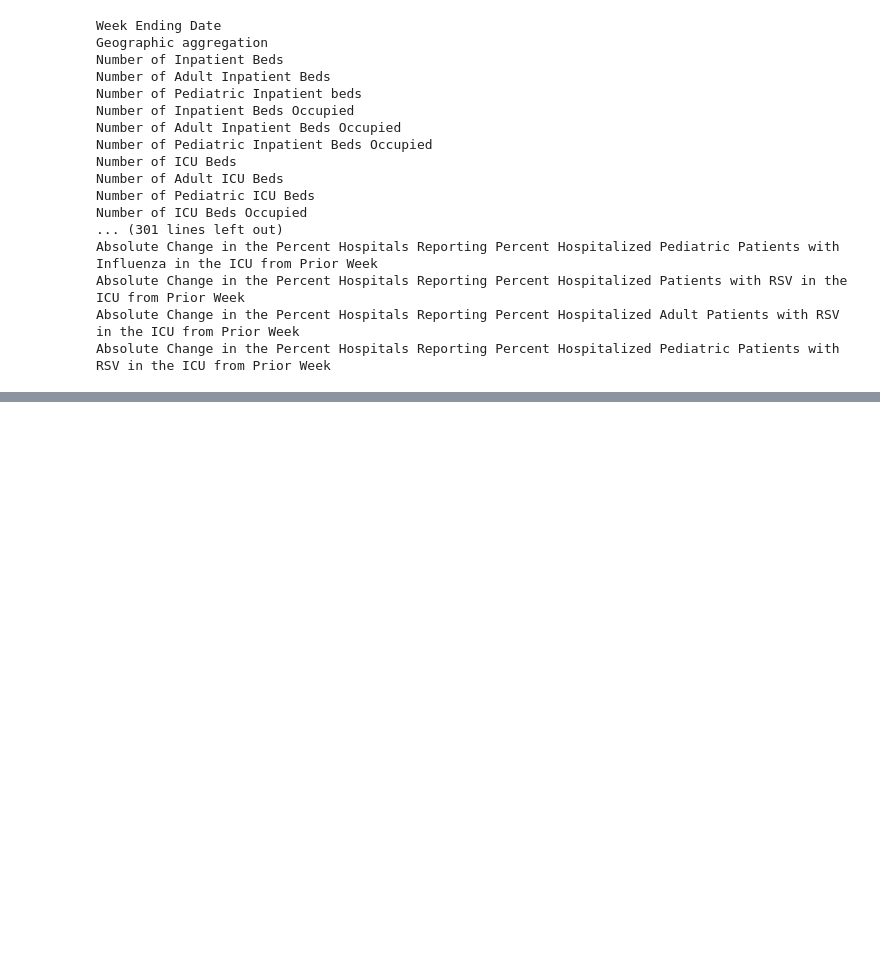
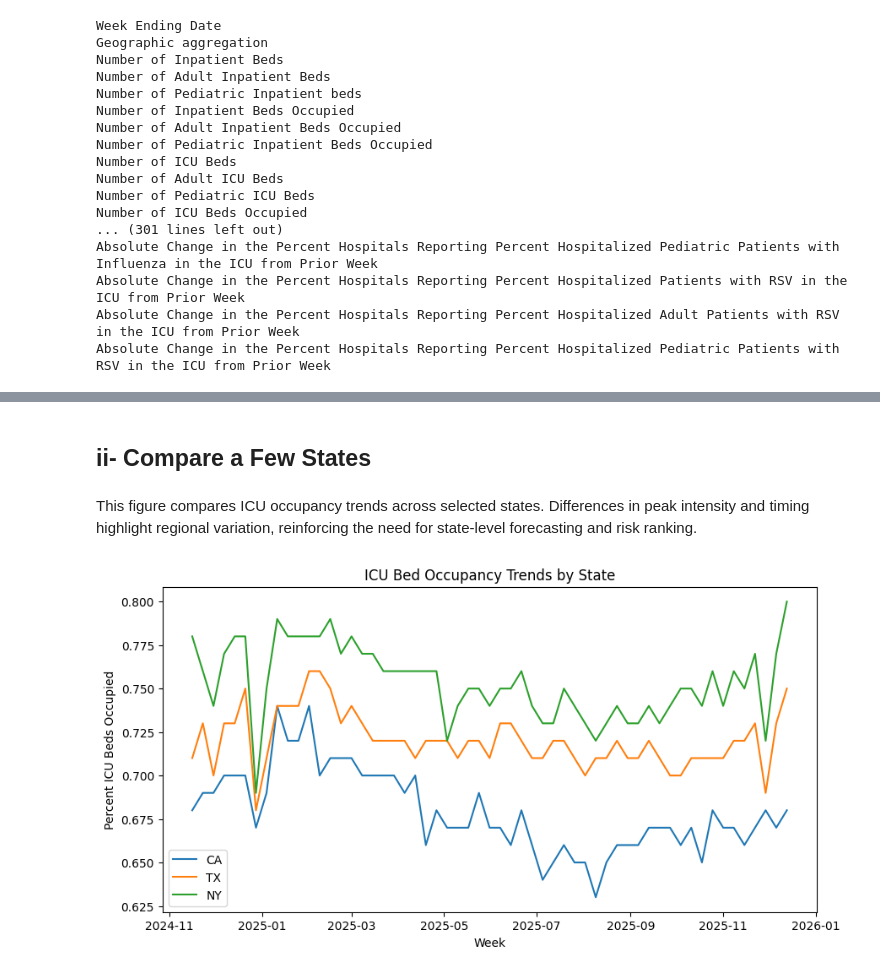
Before and after one commit to ChaimaBSlima/CareForHospitals-FinalProject-, a Jupyter notebook: notebooks/icu_project.ipynb, the cells around one changed output, grey strips where cells are left out. Saved outputs shown, nothing was run; the diff lists cells and outputs as text; code cells hidden in the pictures; blank space fills up the shorter version.

```diff
--- a/notebooks/icu_project.ipynb
+++ b/notebooks/icu_project.ipynb
@@ -108,0 +332,23 @@ KeyError: "['Percent of Inpatient Beds Occupied', 'Percent of Adult ICU Beds Occ
+# %% [markdown]
+## ii- Compare a Few States
+# %% [markdown]
+This figure compares ICU occupancy trends across selected states. Differences in peak intensity and timing highlight regional variation, reinforcing the need for state-level forecasting and risk ranking.
+# %%
+sample_states = ["CA", "TX", "NY"]
+
+plt.figure(figsize=(10,5))
+for state in sample_states:
+    state_data = df_clean[df_clean["Geographic aggregation"] == state]
+    plt.plot(
+        state_data["Week Ending Date"],
+        state_data["Percent ICU Beds Occupied"],
+        label=state
+    )
+
+plt.legend()
+plt.title("ICU Bed Occupancy Trends by State")
+plt.xlabel("Week")
+plt.ylabel("Percent ICU Beds Occupied")
+plt.show()
+# %% [output]
+[figure, added]
```
Also changed, not shown: parts of 54 cells of this notebook.
